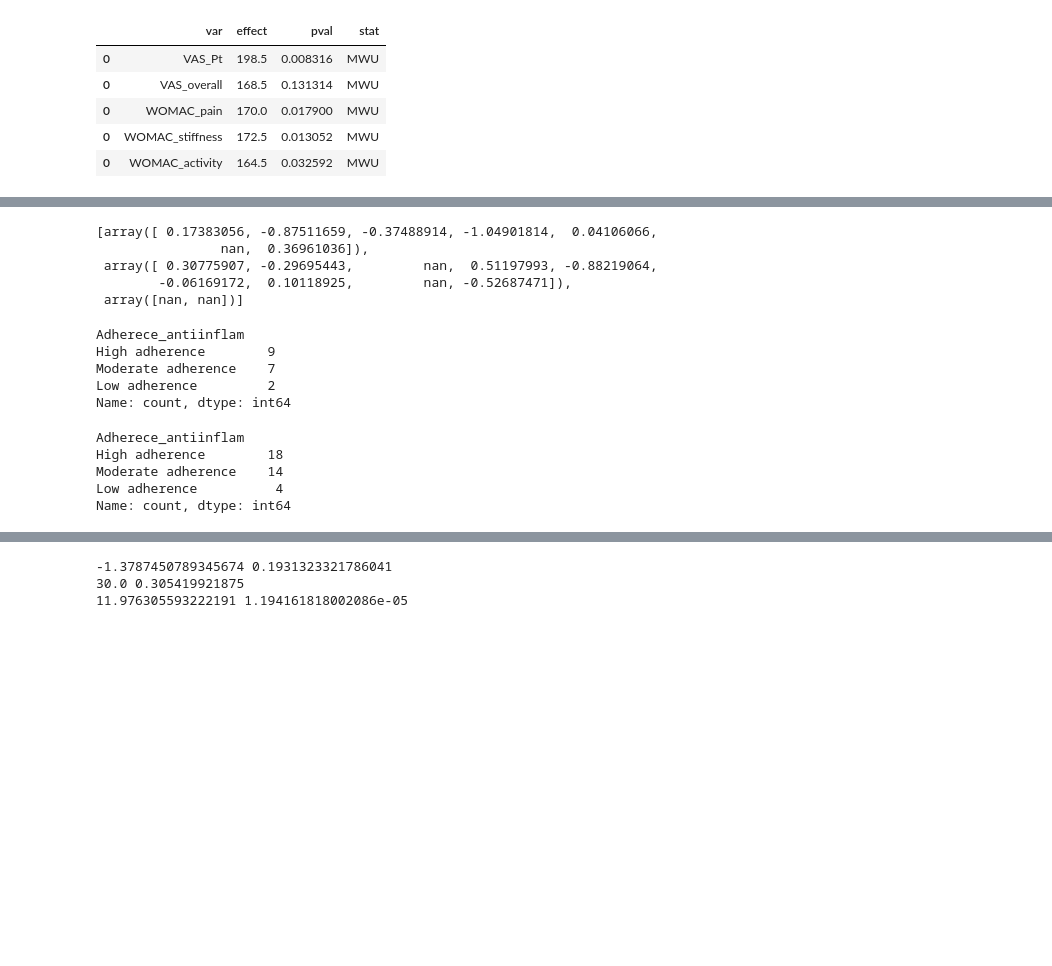
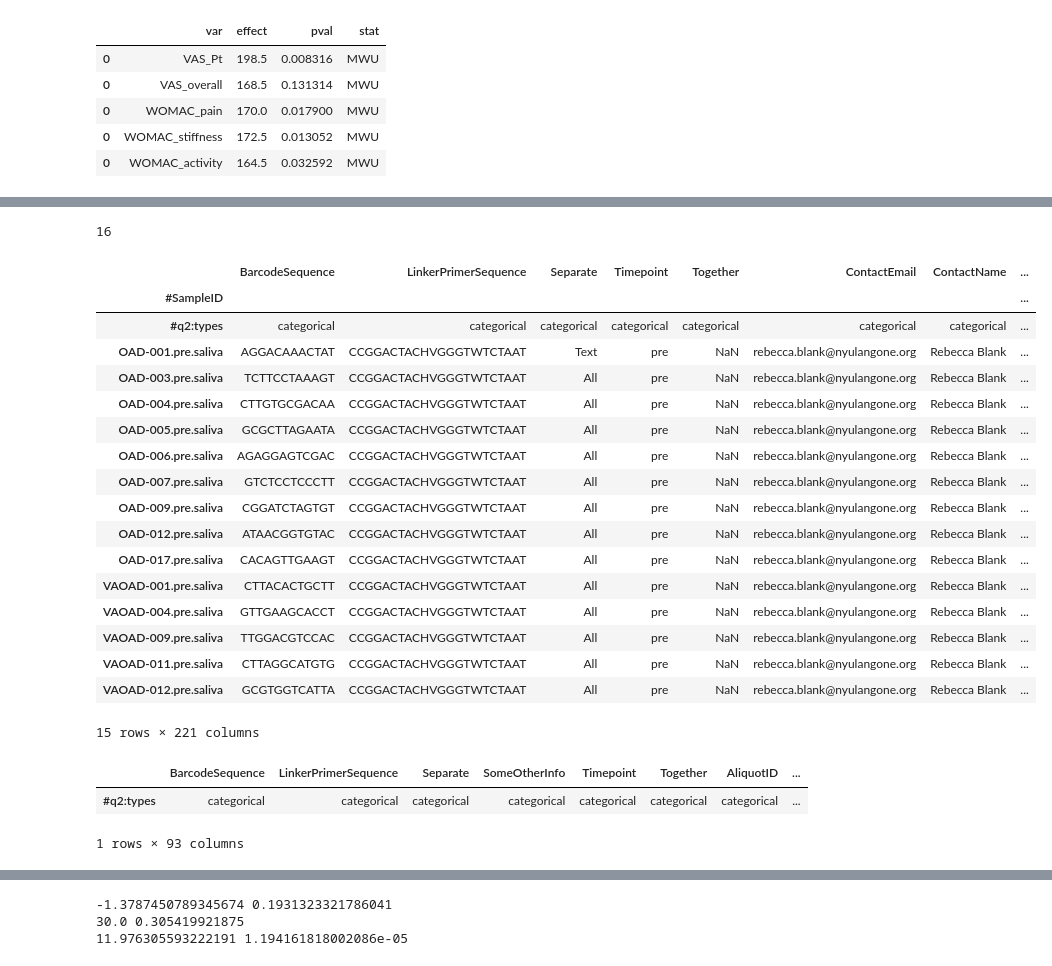
Before and after one commit to kbpi314/oa, a Jupyter notebook: code/oa_v2.ipynb, the cells around one changed output, grey strips where cells are left out. Saved outputs shown, nothing was run; the diff lists cells and outputs as text; code cells hidden in the pictures; blank space fills up the shorter version.

```diff
--- a/code/oa_v2.ipynb
+++ b/code/oa_v2.ipynb
@@ -400,28 +579,38 @@ for g in ['saliva_adh']:
-# %%
-values = list(df_merge[group_var].unique())
-[df_merge.groupby([group_var]).get_group(values[i])[div_metric].values for i in range(len(values))]
-# %% [output]
-[array([ 0.17383056, -0.87511659, -0.37488914, -1.04901814,  0.04106066,
-                nan,  0.36961036]),
- array([ 0.30775907, -0.29695443,         nan,  0.51197993, -0.88219064,
-        -0.06169172,  0.10118925,         nan, -0.52687471]),
- array([nan, nan])]
 # %%
-# df_merge.groupby([group_var]).get_group(values[0])
-df_merge[group_var].value_counts()
-# df_merge[[group_var] + [div_metric]]
+df = df_results[df_results['pval'] < 0.05]
+# df = df[df['statistic'] != 'Adherece_antiinflam']
+print(len(df))
+# g_to_dfd[g]['alpha']
+df
+# df_results
+# df_map_sub
+
+# type_to_df_map
+# df_merge.loc[:,'BarcodeSequence']
+#df_merge.dropna(how='any',subset='BarcodeSequence',axis=1)
 # %% [output]
-Adherece_antiinflam
-High adherence        9
-Moderate adherence    7
-Low adherence         2
-Name: count, dtype: int64
+16
+|  | BarcodeSequence | LinkerPrimerSequence | Separate | Timepoint | Together | ContactEmail | ContactName | ... |
+| #SampleID |  |  |  |  |  |  |  | ... |
+| #q2:types | categorical | categorical | categorical | categorical | categorical | categorical | categorical | ... |
+| OAD-001.pre.saliva | AGGACAAACTAT | CCGGACTACHVGGGTWTCTAAT | Text | pre | NaN | rebecca.blank@nyulangone.org | Rebecca Blank | ... |
+| OAD-003.pre.saliva | TCTTCCTAAAGT | CCGGACTACHVGGGTWTCTAAT | All | pre | NaN | rebecca.blank@nyulangone.org | Rebecca Blank | ... |
+| OAD-004.pre.saliva | CTTGTGCGACAA | CCGGACTACHVGGGTWTCTAAT | All | pre | NaN | rebecca.blank@nyulangone.org | Rebecca Blank | ... |
+| OAD-005.pre.saliva | GCGCTTAGAATA | CCGGACTACHVGGGTWTCTAAT | All | pre | NaN | rebecca.blank@nyulangone.org | Rebecca Blank | ... |
+| OAD-006.pre.saliva | AGAGGAGTCGAC | CCGGACTACHVGGGTWTCTAAT | All | pre | NaN | rebecca.blank@nyulangone.org | Rebecca Blank | ... |
+| OAD-007.pre.saliva | GTCTCCTCCCTT | CCGGACTACHVGGGTWTCTAAT | All | pre | NaN | rebecca.blank@nyulangone.org | Rebecca Blank | ... |
+| OAD-009.pre.saliva | CGGATCTAGTGT | CCGGACTACHVGGGTWTCTAAT | All | pre | NaN | rebecca.blank@nyulangone.org | Rebecca Blank | ... |
+| OAD-012.pre.saliva | ATAACGGTGTAC | CCGGACTACHVGGGTWTCTAAT | All | pre | NaN | rebecca.blank@nyulangone.org | Rebecca Blank | ... |
+| OAD-017.pre.saliva | CACAGTTGAAGT | CCGGACTACHVGGGTWTCTAAT | All | pre | NaN | rebecca.blank@nyulangone.org | Rebecca Blank | ... |
+| VAOAD-001.pre.saliva | CTTACACTGCTT | CCGGACTACHVGGGTWTCTAAT | All | pre | NaN | rebecca.blank@nyulangone.org | Rebecca Blank | ... |
+| VAOAD-004.pre.saliva | GTTGAAGCACCT | CCGGACTACHVGGGTWTCTAAT | All | pre | NaN | rebecca.blank@nyulangone.org | Rebecca Blank | ... |
+| VAOAD-009.pre.saliva | TTGGACGTCCAC | CCGGACTACHVGGGTWTCTAAT | All | pre | NaN | rebecca.blank@nyulangone.org | Rebecca Blank | ... |
+| VAOAD-011.pre.saliva | CTTAGGCATGTG | CCGGACTACHVGGGTWTCTAAT | All | pre | NaN | rebecca.blank@nyulangone.org | Rebecca Blank | ... |
+| VAOAD-012.pre.saliva | GCGTGGTCATTA | CCGGACTACHVGGGTWTCTAAT | All | pre | NaN | rebecca.blank@nyulangone.org | Rebecca Blank | ... |
+15 rows × 221 columns
-# %%
-df_meta[group_var].value_counts()
-# df_meta.head()
-# %% [output]
-Adherece_antiinflam
-High adherence        18
-Moderate adherence    14
-Low adherence          4
-Name: count, dtype: int64
+# %%
+q2_row.to_frame().T.astype(str)
+# %% [output]
+|  | BarcodeSequence | LinkerPrimerSequence | Separate | SomeOtherInfo | Timepoint | Together | AliquotID | ... |
+| #q2:types | categorical | categorical | categorical | categorical | categorical | categorical | categorical | ... |
+1 rows × 93 columns
```
Also changed, not shown: parts of 10 cells of this notebook.
